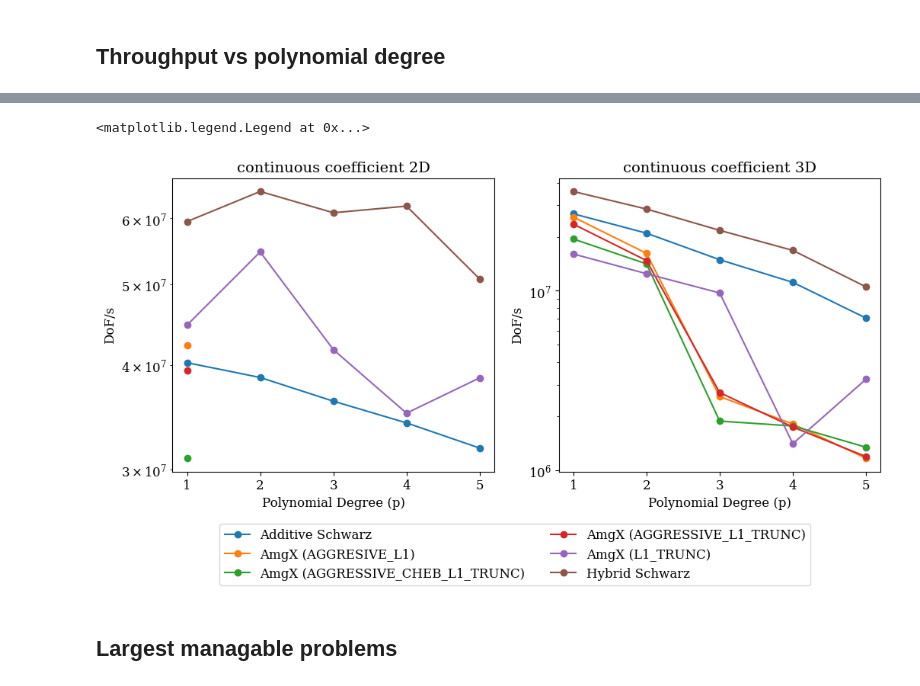
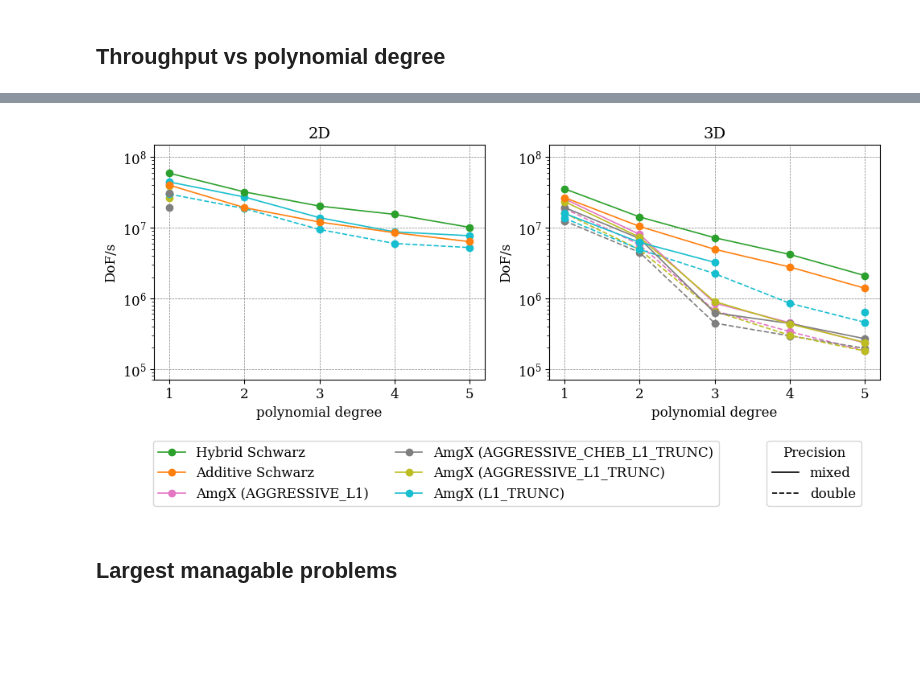
Before and after one commit to mgr0dzicki/dd-solvers, a Jupyter notebook: notebooks/best_comparison.ipynb, the cells around one changed output, grey strips where cells are left out. Cells and saved outputs as stored; diff of their text form; code cells hidden in the pictures; blank space fills up the shorter version.

Commit message:
start working on comparison plots

```diff
--- a/notebooks/best_comparison.ipynb
+++ b/notebooks/best_comparison.ipynb
@@ -114,8 +118,8 @@ df_large = df.merge(
 # %%
 tputs = df_large.pivot_table(
-    values="DoF/s",
-    index=["test case", "p"],
-    columns=["solver"],
+    values="best DoF/s",
+    index=["test case", "p", "fine m"],
+    columns=["nice solver"],
     aggfunc="max",
 )
 tputs
@@ -124,22 +145,63 @@ KeyError: 'DoF/s'
+# %%
+style_map = {
+    "Hybrid Schwarz": ("tab:green", "solid"),
+    "Additive Schwarz": ("tab:orange", "solid"),
+    "AmgX (AGGRESSIVE_L1, fp32)": ("tab:pink", "solid"),
+    "AmgX (AGGRESSIVE_L1, fp64)": ("tab:pink", "dashed"),
+    "AmgX (AGGRESSIVE_CHEB_L1_TRUNC, fp32)": ("tab:gray", "solid"),
+    "AmgX (AGGRESSIVE_CHEB_L1_TRUNC, fp64)": ("tab:gray", "dashed"),
+    "AmgX (AGGRESSIVE_L1_TRUNC, fp32)": ("tab:olive", "solid"),
+    "AmgX (AGGRESSIVE_L1_TRUNC, fp64)": ("tab:olive", "dashed"),
+    "AmgX (L1_TRUNC, fp32)": ("tab:cyan", "solid"),
+    "AmgX (L1_TRUNC, fp64)": ("tab:cyan", "dashed"),
+}
 # %%
-fig, axes = plt.subplots(1, len(tputs.index.levels[0]), figsize=(12, 5))
+from matplotlib.lines import Line2D
+
+fig, axes = plt.subplots(1, len(tputs.index.levels[0]), figsize=(10, 4), layout="tight")
 for i, test_case in enumerate(tputs.index.levels[0]):
     ax = axes[i]
     data = tputs.loc[test_case]
-    for solver in data.columns:
+    for solver, (color, line_style) in style_map.items():
         if data[solver].isna().all():
             continue
-        if solver == "cuDSS":
-            continue
-        ax.plot(data.index, data[solver], marker="o", label=solver if i == 0 else None)
-    ax.set_title(test_case)
-    ax.set_xlabel("Polynomial Degree (p)")
+        label = solver.split(",")[0] + ")" if "AmgX" in solver else solver
+        zorder = 5 if "AmgX" in solver else 10
+        if line_style == "solid":
+            zorder += 1
+        ax.plot(
+            data.index,
+            data[solver],
+            marker="o",
+            linestyle=line_style,
+            color=color,
+            label=label if i == 0 and line_style == "solid" else None,
+            zorder=zorder,
+            linewidth=1.2,
+        )
+    ax.set_title(test_case.split()[-1])
+    ax.set_xlabel("polynomial degree")
     ax.set_ylabel("DoF/s")
     ax.set_yscale("log")
-fig.legend(bbox_to_anchor=(0.5, -0.01), loc="upper center", ncol=2)
+    ax.set_ylim(7e4, 1.5e8)
+    ax.grid(which="major", linestyle="--", linewidth=0.5, color="grey")
+fig.legend(bbox_to_anchor=(0.43, -0.0), loc="upper center", ncol=2)
+
+fig.legend(
+    [
+        Line2D([0], [0], color="black", linestyle="solid", linewidth=1.2),
+        Line2D([0], [0], color="black", linestyle="dashed", linewidth=1.2),
+    ],
+    ["mixed", "double"],
+    bbox_to_anchor=(0.9, -0.0),
+    loc="upper center",
+    ncol=1,
+    title="Precision",
+)
+
+fig.savefig("../docs/images/throughput_vs_amgx.svg", bbox_inches="tight")
 # %% [output]
-<matplotlib.legend.Legend at 0x...>
-[figure, old version]
+[figure, new version]
 # %% [markdown]
 ## Largest managable problems
 # %%
```
Also changed, not shown: parts of 19 cells of this notebook, 4 other files.
